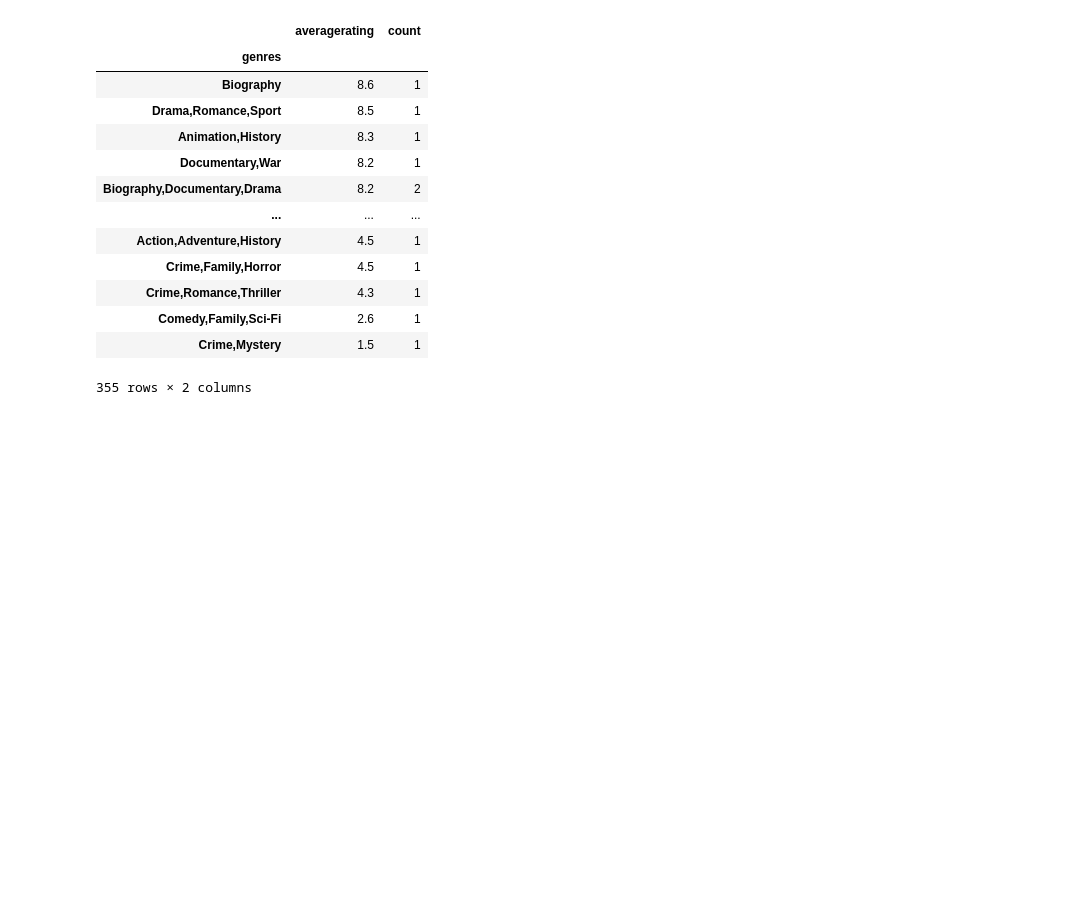
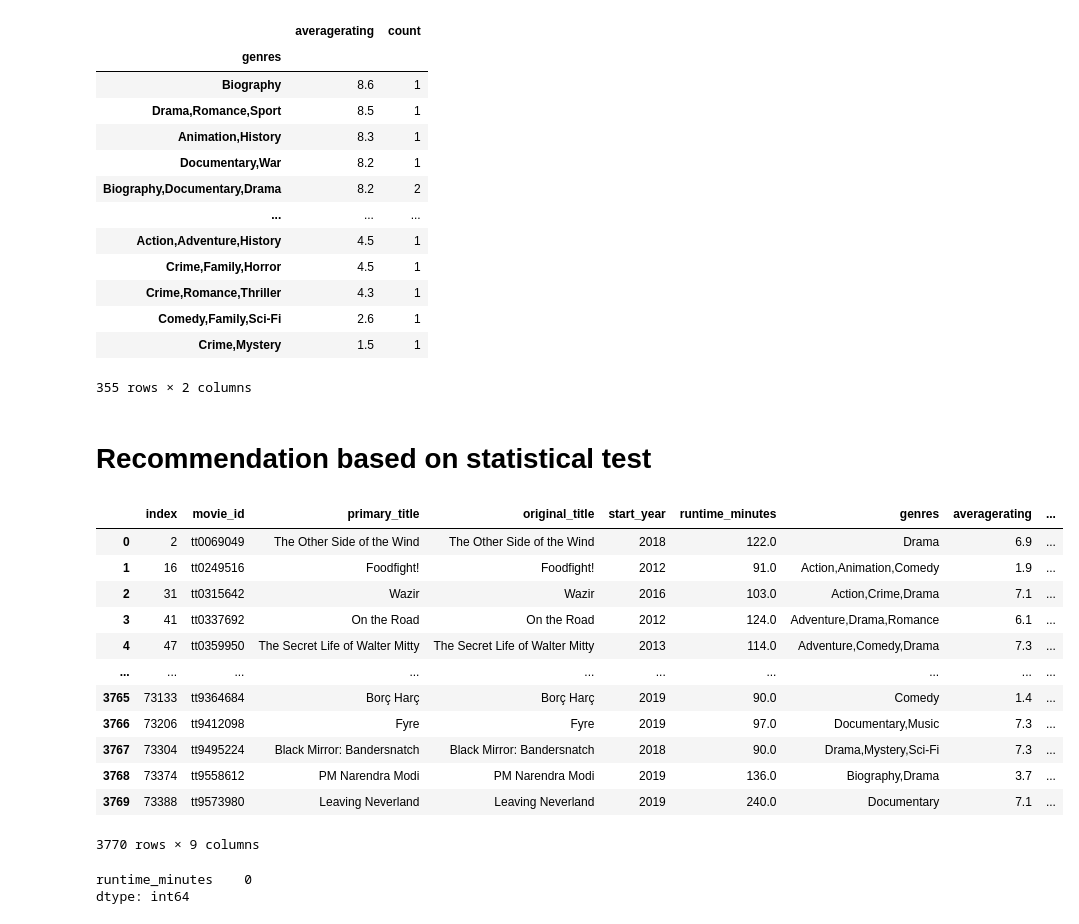
Before and after one commit to omunozsanchezdeloitte/Capstone---LPod-3, a Jupyter notebook: index.ipynb, the cells around one changed output. Cells and saved outputs as stored; diff of their text form; code cells hidden in the pictures; blank space fills up the shorter version.

Commit message:
Hypothesis Test - First try

```diff
--- a/index.ipynb
+++ b/index.ipynb
@@ -220,3 +221,28 @@ df1
 | Comedy,Family,Sci-Fi | 2.6 | 1 |
 | Crime,Mystery | 1.5 | 1 |
 355 rows × 2 columns
+# %% [markdown]
+# Recommendation based on statistical test
+# %%
+movie_basics_ratings
+# %% [output]
+|  | index | movie_id | primary_title | original_title | start_year | runtime_minutes | genres | averagerating | ... |
+| 0 | 2 | tt0069049 | The Other Side of the Wind | The Other Side of the Wind | 2018 | 122.0 | Drama | 6.9 | ... |
+| 1 | 16 | tt0249516 | Foodfight! | Foodfight! | 2012 | 91.0 | Action,Animation,Comedy | 1.9 | ... |
+| 2 | 31 | tt0315642 | Wazir | Wazir | 2016 | 103.0 | Action,Crime,Drama | 7.1 | ... |
+| 3 | 41 | tt0337692 | On the Road | On the Road | 2012 | 124.0 | Adventure,Drama,Romance | 6.1 | ... |
+| 4 | 47 | tt0359950 | The Secret Life of Walter Mitty | The Secret Life of Walter Mitty | 2013 | 114.0 | Adventure,Comedy,Drama | 7.3 | ... |
+| ... | ... | ... | ... | ... | ... | ... | ... | ... | ... |
+| 3765 | 73133 | tt9364684 | Borç Harç | Borç Harç | 2019 | 90.0 | Comedy | 1.4 | ... |
+| 3766 | 73206 | tt9412098 | Fyre | Fyre | 2019 | 97.0 | Documentary,Music | 7.3 | ... |
+| 3767 | 73304 | tt9495224 | Black Mirror: Bandersnatch | Black Mirror: Bandersnatch | 2018 | 90.0 | Drama,Mystery,Sci-Fi | 7.3 | ... |
+| 3768 | 73374 | tt9558612 | PM Narendra Modi | PM Narendra Modi | 2019 | 136.0 | Biography,Drama | 3.7 | ... |
+| 3769 | 73388 | tt9573980 | Leaving Neverland | Leaving Neverland | 2019 | 240.0 | Documentary | 7.1 | ... |
+3770 rows × 9 columns
+# %%
+y = movie_basics_ratings[['runtime_minutes']]
+
+y.isna().sum()
+# %% [output]
+runtime_minutes    0
+dtype: int64
```
Also changed, not shown: parts of 11 cells of this notebook.
